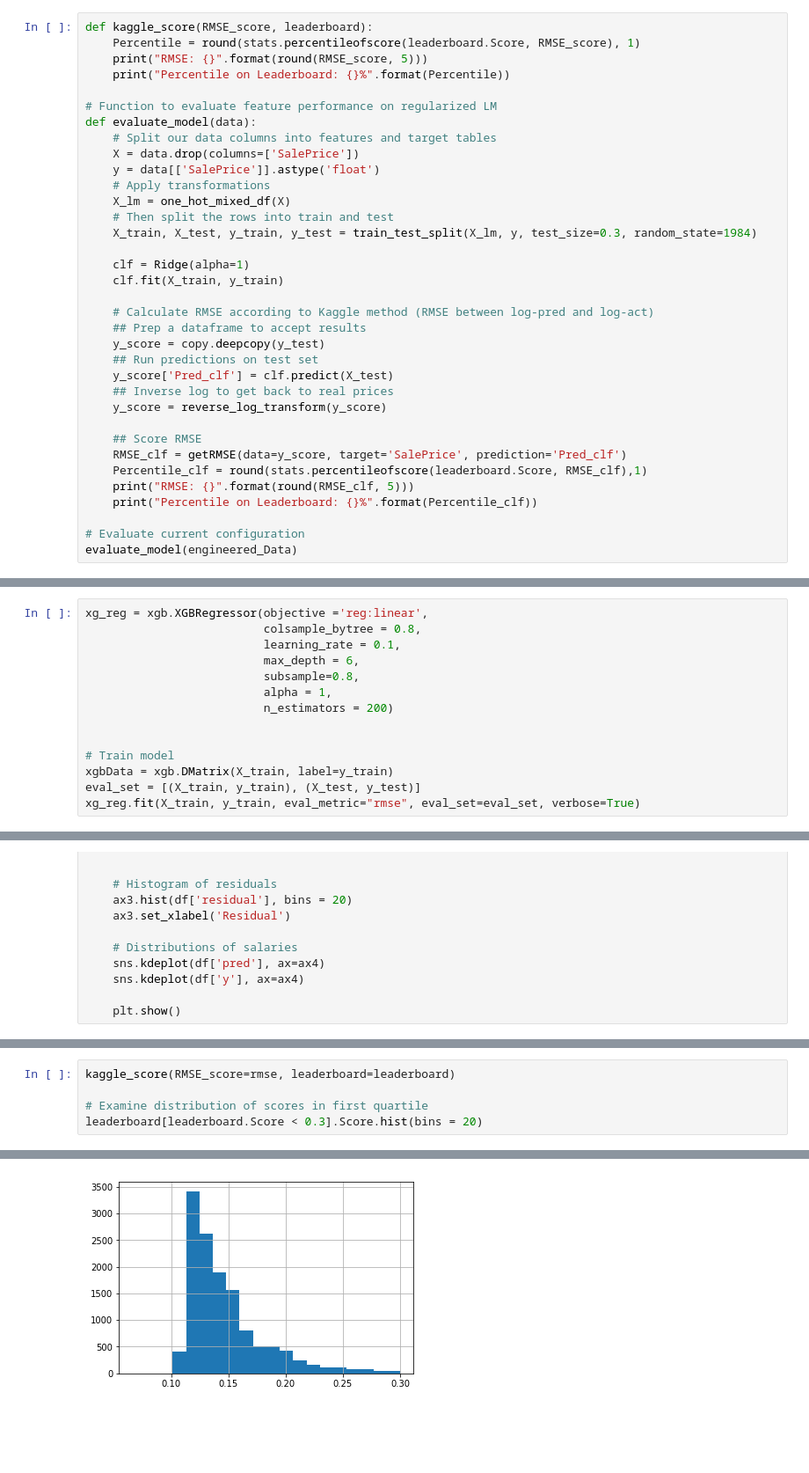
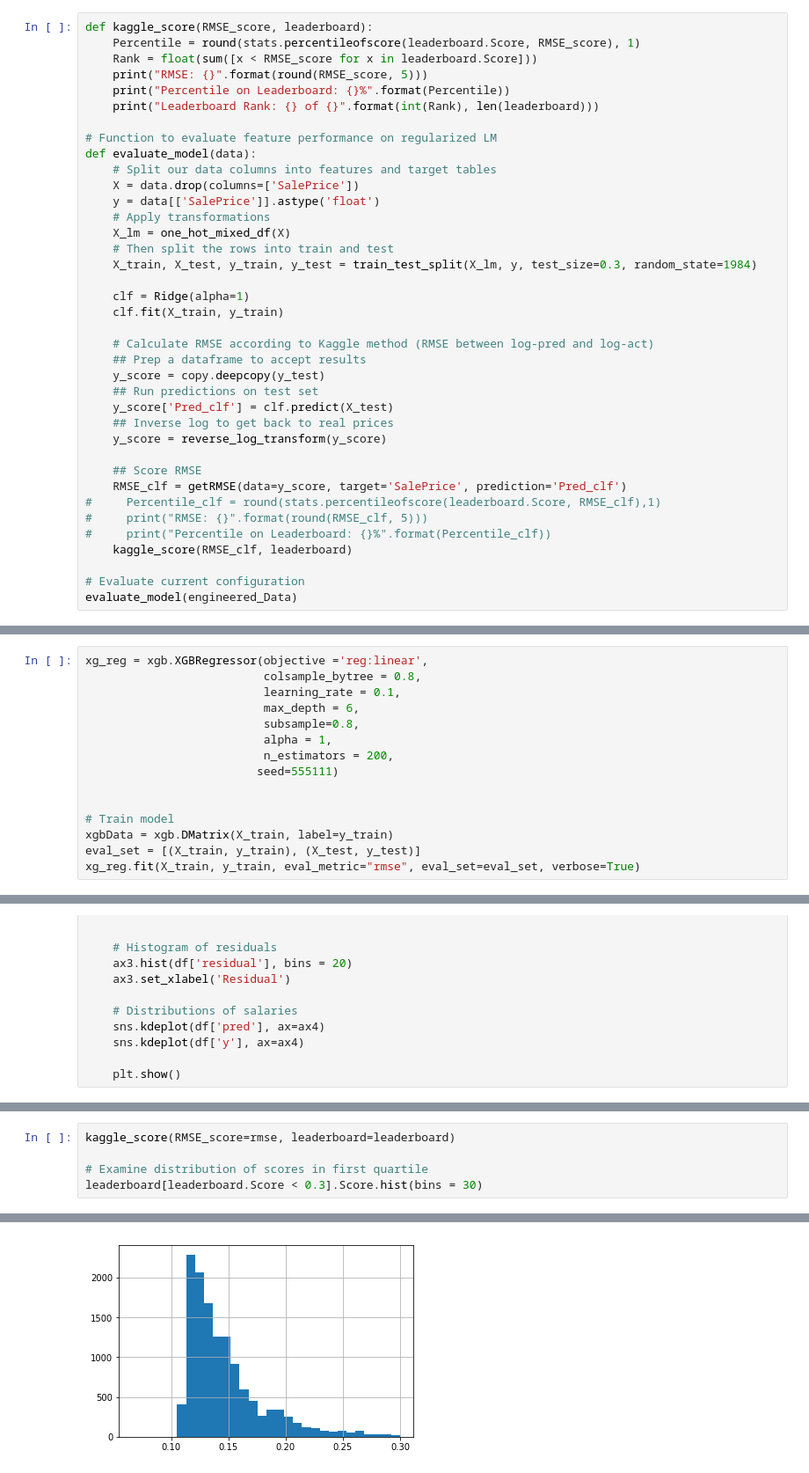
Before and after one commit to DannyGsGit/IntroToMLLab, a Jupyter notebook: Code/HomePrices.ipynb, the cells around one changed output, grey strips where cells are left out. Shown at 88% size. Cells and saved outputs as stored; diff of their text form; blank space fills up the shorter version.

```diff
--- a/Code/HomePrices.ipynb
+++ b/Code/HomePrices.ipynb
@@ -451,8 +451,10 @@ Note that we reduce RMSE by 0.01, or ~6%, which is good enough for a 9% jump on
 # %%
 def kaggle_score(RMSE_score, leaderboard):
     Percentile = round(stats.percentileofscore(leaderboard.Score, RMSE_score), 1)
+    Rank = float(sum([x < RMSE_score for x in leaderboard.Score]))
     print("RMSE: {}".format(round(RMSE_score, 5)))
     print("Percentile on Leaderboard: {}%".format(Percentile))
+    print("Leaderboard Rank: {} of {}".format(int(Rank), len(leaderboard)))
 
 # Function to evaluate feature performance on regularized LM
 def evaluate_model(data):
@@ -477,9 +479,10 @@ def evaluate_model(data):
 
     ## Score RMSE
     RMSE_clf = getRMSE(data=y_score, target='SalePrice', prediction='Pred_clf')
-    Percentile_clf = round(stats.percentileofscore(leaderboard.Score, RMSE_clf),1)
-    print("RMSE: {}".format(round(RMSE_clf, 5)))
-    print("Percentile on Leaderboard: {}%".format(Percentile_clf))
+#     Percentile_clf = round(stats.percentileofscore(leaderboard.Score, RMSE_clf),1)
+#     print("RMSE: {}".format(round(RMSE_clf, 5)))
+#     print("Percentile on Leaderboard: {}%".format(Percentile_clf))
+    kaggle_score(RMSE_clf, leaderboard)
 
 # Evaluate current configuration
 evaluate_model(engineered_Data)
@@ -713,7 +719,8 @@ xg_reg = xgb.XGBRegressor(objective ='reg:linear',
                           max_depth = 6,
                           subsample=0.8,
                           alpha = 1,
-                          n_estimators = 200)
+                          n_estimators = 200,
+                         seed=555111)
 
 
 # Train model
@@ -830,5 +837,5 @@ MAE: 0.08439869803222891
 kaggle_score(RMSE_score=rmse, leaderboard=leaderboard)
 
 # Examine distribution of scores in first quartile
-leaderboard[leaderboard.Score < 0.3].Score.hist(bins = 20)
+leaderboard[leaderboard.Score < 0.3].Score.hist(bins = 30)
 # %% [output]
@@ -837,2 +845,2 @@ Percentile on Leaderboard: 6.6%
 <matplotlib.axes._subplots.AxesSubplot at 0x...>
-[figure, old version]
+[figure, new version]
```
Also changed, not shown: parts of 12 cells of this notebook, 1 other file.
